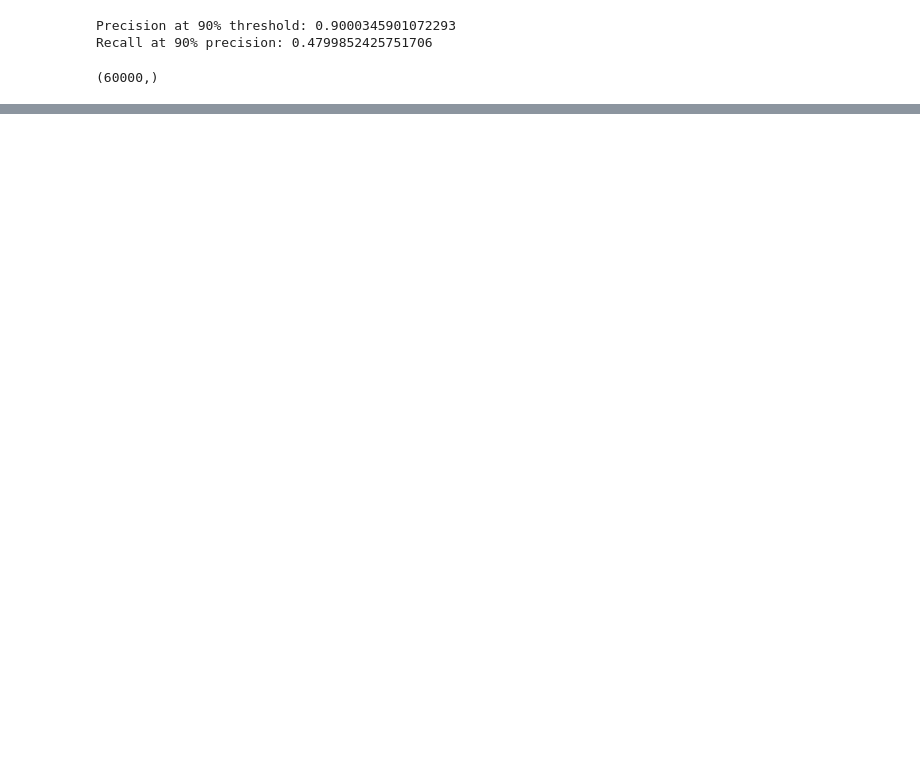
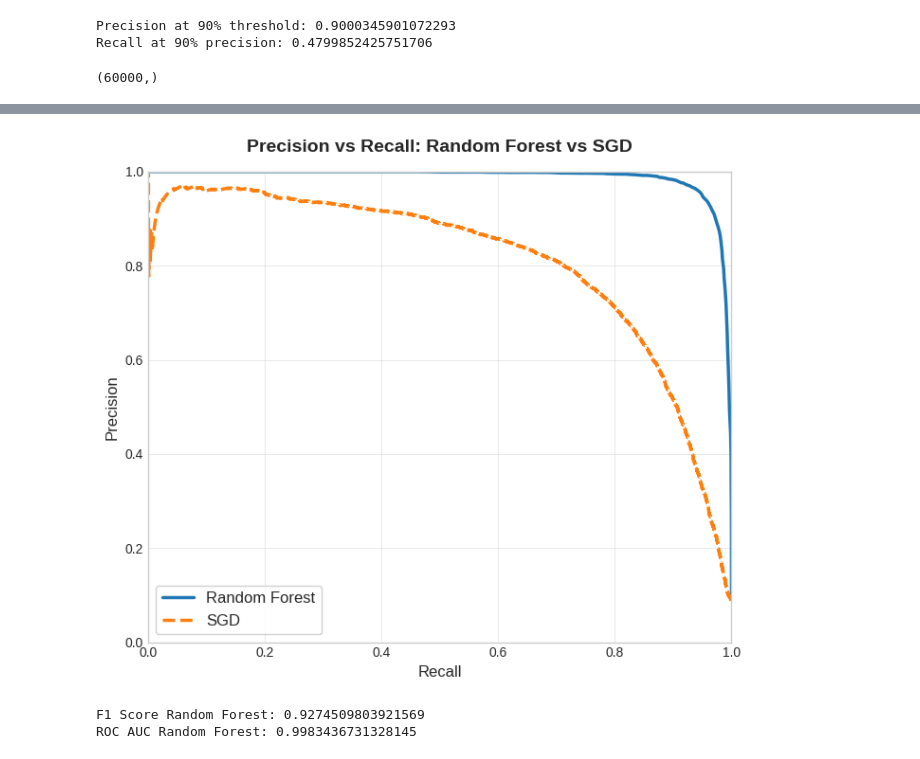
Before and after one commit to setyawanandrew74-pixel/MNIST_MODEL_2, a Jupyter notebook: notebooks/Explore_dataset_mnist.ipynb, the cells around one changed output, grey strips where cells are left out. Saved outputs shown, nothing was run; the diff lists cells and outputs as text; code cells hidden in the pictures; blank space fills up the shorter version.

```diff
--- a/notebooks/Explore_dataset_mnist.ipynb
+++ b/notebooks/Explore_dataset_mnist.ipynb
@@ -473,0 +685,52 @@ y_train_pred_90.shape
+# %%
+import matplotlib.pyplot as plt
+
+# Pakai style bawaan matplotlib yang lebih modern & bersih
+plt.style.use('seaborn-v0_8-whitegrid')
+
+# Bikin figure dengan ukuran sedikit lebih besar biar lega
+fig, ax = plt.subplots(figsize=(7, 6), dpi=100)
+
+# Kurva Random Forest — warna biru tegas, garis solid, sedikit lebih tebal
+ax.plot(recalls_forest, precisions_forest,
+        color="#1f77b4", linestyle="-", linewidth=2.5,
+        label="Random Forest")
+
+# Kurva SGD — warna oranye, garis putus-putus biar kontras dengan Random Forest
+ax.plot(recalls, precisions,
+        color="#ff7f0e", linestyle="--", linewidth=2.5,
+        label="SGD")
+
+# Judul & label sumbu dengan font lebih besar dan bold biar enak dibaca
+ax.set_title("Precision vs Recall: Random Forest vs SGD",
+              fontsize=14, fontweight="bold", pad=15)
+ax.set_xlabel("Recall", fontsize=12)
+ax.set_ylabel("Precision", fontsize=12)
+
+# Batas sumbu tetap 0-1
+ax.set_xlim(0, 1)
+ax.set_ylim(0, 1)
+
+# Grid tipis biar tidak terlalu ramai
+ax.grid(True, linewidth=0.5, alpha=0.6)
+
+# Legend dengan border tipis dan sedikit bayangan
+ax.legend(loc="lower left", fontsize=12, frameon=True, framealpha=0.9)
+
+# Rapikan spacing biar tidak ada elemen yang kepotong
+plt.tight_layout()
+
+plt.show()
+# %% [output]
+[figure, added]
+# %%
+#buat threshold untuk model random forest dan nilai f1 dan AUC dari ROC curve
+
+y_train_pred_forest = y_probas_forest [:, 1] >= 0.5 #buat label prediksi dengan threshold yang telah ditentukan 0.5
+f1_score_forest = f1_score(y_train_5, y_train_pred_forest) #hitung f1 score dengan data latih dan prediksi label dari data latih
+roc_auc_forest = roc_auc_score(y_train_5, y_scores_forest) #hitung AUC dari ROC curve dengan data latih dan score dari decision function
+print("F1 Score Random Forest:", f1_score_forest) #cek f1 score
+print("ROC AUC Random Forest:", roc_auc_forest) #cek AUC
+# %% [output]
+F1 Score Random Forest: 0.9274509803921569
+ROC AUC Random Forest: 0.9983436731328145
```
Also changed, not shown: parts of 24 cells of this notebook.
